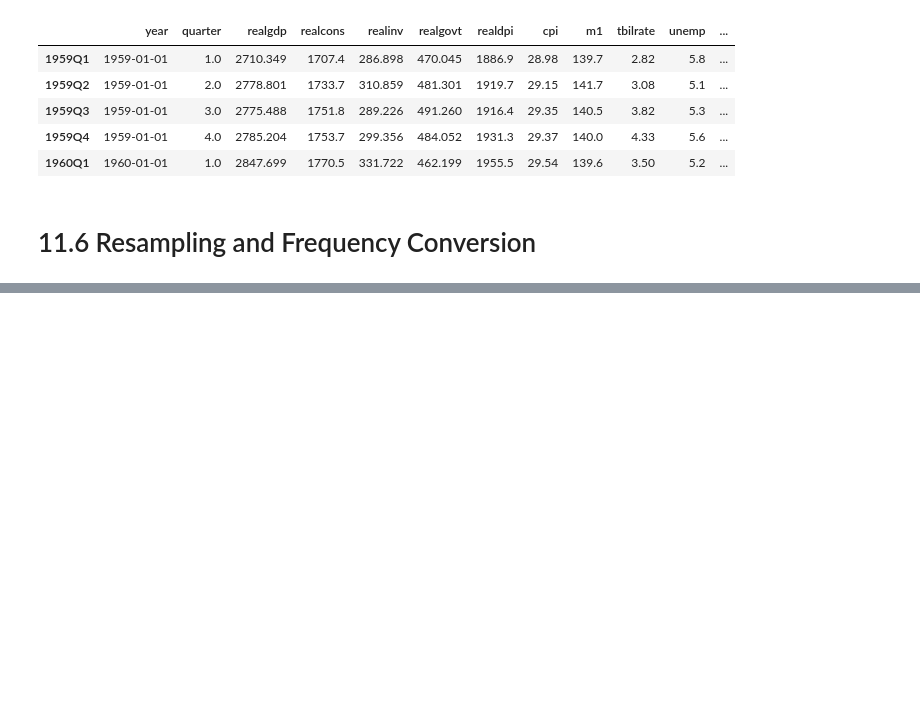
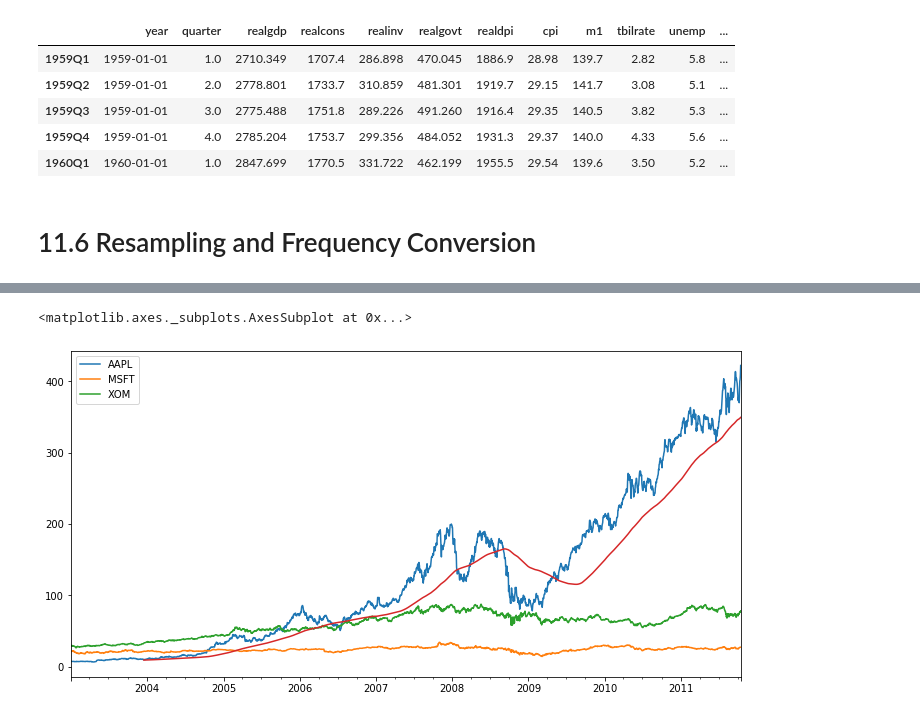
Before and after one commit to DanishHudani/Python-for-Data-Analysis-OReilly, a Jupyter notebook: Python for Data Analysis by Wes McKinney/Coding Samples/Chp11 - Time Series/Chp11 - Time Series.ipynb, the cells around one changed output, grey strips where cells are left out. Cells and saved outputs as stored; diff of their text form; code cells hidden in the pictures; blank space fills up the shorter version.

```diff
--- a/Python for Data Analysis by Wes McKinney/Coding Samples/Chp11 - Time Series/Chp11 - Time Series.ipynb
+++ b/Python for Data Analysis by Wes McKinney/Coding Samples/Chp11 - Time Series/Chp11 - Time Series.ipynb
@@ -1299,0 +1537,2 @@ data.head()
+# %%
+close_all = pd.read_csv('stock_px_2.csv', parse_dates=True, index_col=0)
@@ -1299,0 +1574,4 @@ data.head()
+# %%
+close_px = close_all[['AAPL', 'MSFT', 'XOM']]
+# %%
+close_px = close_px.resample('B').ffill()
@@ -1299,0 +1594,6 @@ data.head()
+# %%
+close_px[['AAPL', 'MSFT', 'XOM']].plot(figsize=(12,6))
+close_px['AAPL'].rolling(250).mean().plot(figsize=(12,6))
+# %% [output]
+<matplotlib.axes._subplots.AxesSubplot at 0x...>
+[figure, added]
```
Also changed, not shown: parts of 114 cells of this notebook, 2 other files.
